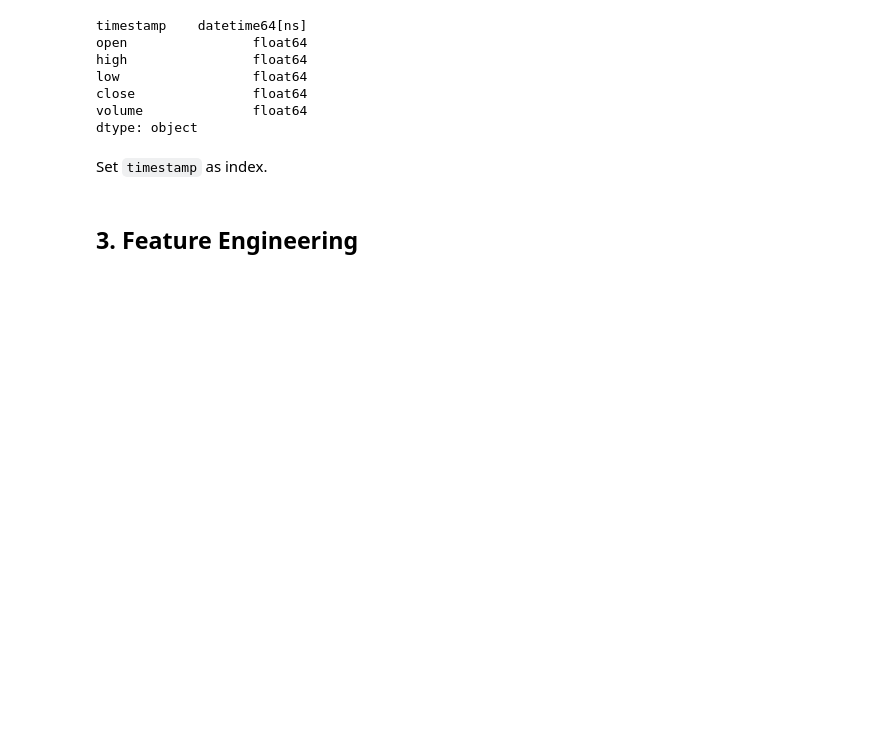
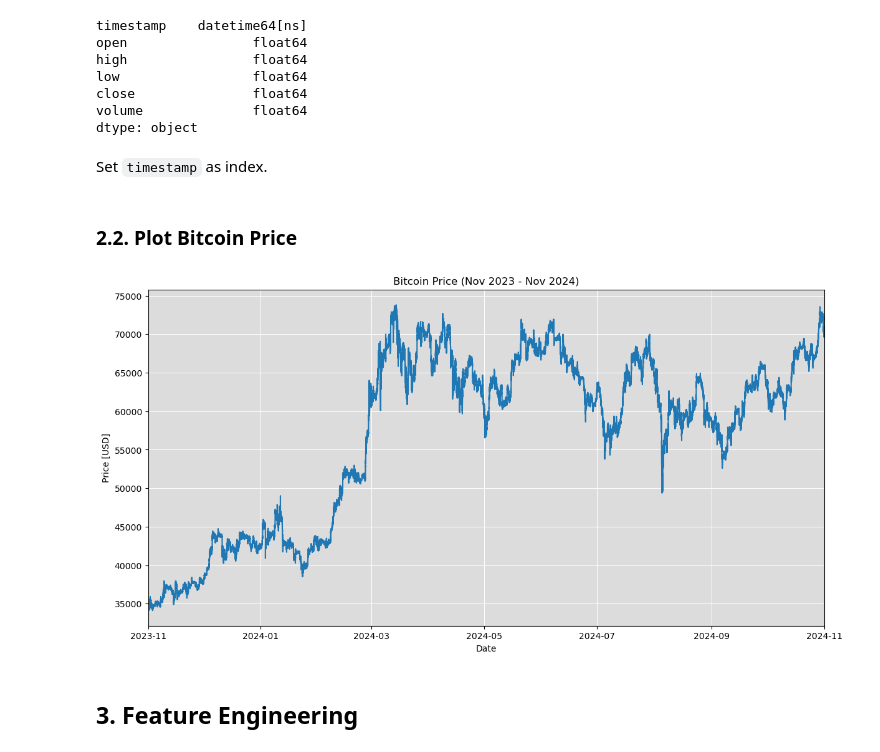
Before and after one commit to kostadinlambov/Algorithmic-Trading-Bot, a Jupyter notebook: Notebook/01.Algorithmic Trading Bot.ipynb, the cells around one changed output. Saved outputs shown, nothing was run; the diff lists cells and outputs as text; code cells hidden in the pictures; blank space fills up the shorter version.

```diff
--- a/Notebook/01.Algorithmic Trading Bot.ipynb
+++ b/Notebook/01.Algorithmic Trading Bot.ipynb
@@ -215,6 +139,39 @@ btc_price_data_1_year.set_index('timestamp', inplace=True, drop = True)
 # %%
 # Ensure the data is sorted by time
 btc_price_data_1_year = btc_price_data_1_year.sort_index()
+# %% [markdown]
+### 2.2. Plot Bitcoin Price
+# %%
+def plot_market_data(dates, prices, labels, title):
+    plt.figure(figsize=(14, 7))
+
+    ax = plt.gca()
+    ax.set_facecolor('gainsboro')
+    ax.xaxis.grid(True, color='white')
+    ax.yaxis.grid(True, color='white')
+
+    x_lim_start = dates[0]
+    x_lim_end = dates[len(dates) - 1]
+    # plt.xlim(x_lim_start, x_lim_end)
+    ax.set_xlim(xmin=x_lim_start,xmax=x_lim_end)
+
+    plt.plot(dates, prices)
+
+    plt.xlabel(labels[0])
+    plt.ylabel(labels[1])
+
+    plt.title(title)
+    plt.show()
+# %%
+dates = btc_price_data_1_year.index
+prices_close_btc = btc_price_data_1_year.close
+title_btc = 'Bitcoin Price (Nov 2023 - Nov 2024)'
+
+labels = ['Date', 'Price [USD]']
+
+plot_market_data(dates, prices_close_btc, labels, title_btc)
+# %% [output]
+[figure, added]
 # %% [markdown]
 ## 3. Feature Engineering
 # %% [markdown]
```
Also changed, not shown: parts of 154 cells of this notebook, 13 other files.
